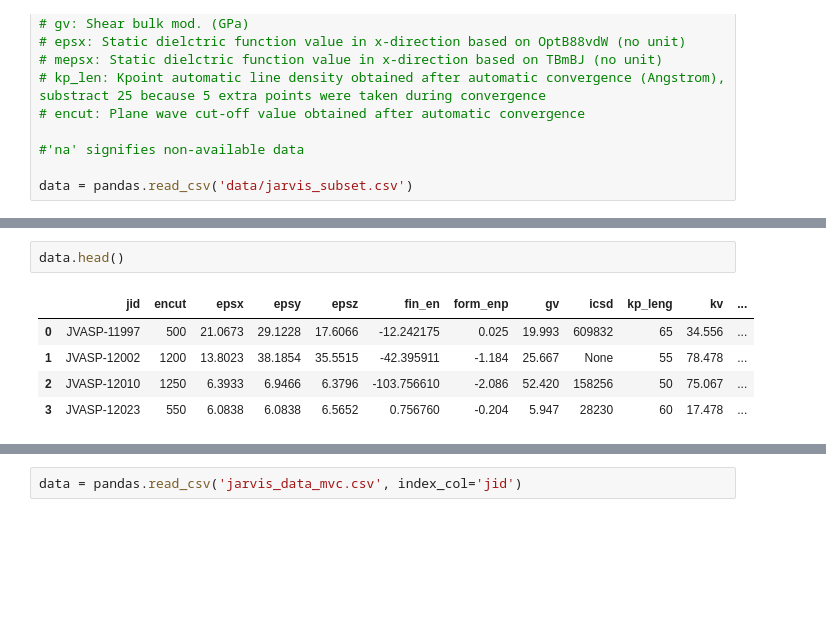
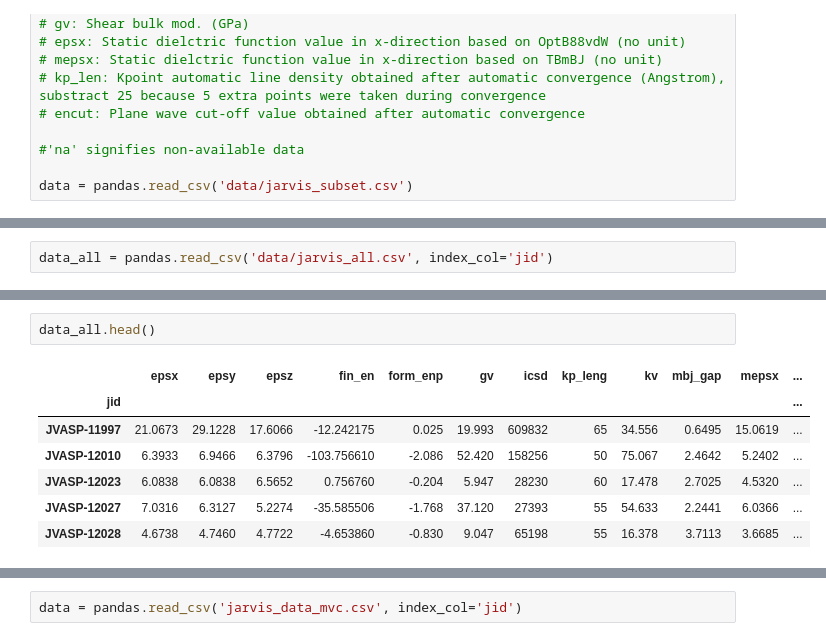
Before and after one commit to wd15/python-novice-gapminder-sciserver, a Jupyter notebook: python_gapminder_jarvis.ipynb, the cells around one changed output, grey strips where cells are left out. Saved outputs shown, nothing was run; the diff lists cells and outputs as text; blank space fills up the shorter version.

```diff
--- a/python_gapminder_jarvis.ipynb
+++ b/python_gapminder_jarvis.ipynb
@@ -133,0 +141,2 @@ max    53.187400  1.920200
+# %%
+data_all = pandas.read_csv('data/jarvis_all.csv', index_col='jid')
@@ -134,8 +162,10 @@ max    53.187400  1.920200
 # %%
-data.head()
+data_all.head()
 # %% [output]
-|  | jid | encut | epsx | epsy | epsz | fin_en | form_enp | gv | icsd | kp_leng | kv | ... |
-| 0 | JVASP-11997 | 500 | 21.0673 | 29.1228 | 17.6066 | -12.242175 | 0.025 | 19.993 | 609832 | 65 | 34.556 | ... |
-| 1 | JVASP-12002 | 1200 | 13.8023 | 38.1854 | 35.5515 | -42.395911 | -1.184 | 25.667 | None | 55 | 78.478 | ... |
-| 2 | JVASP-12010 | 1250 | 6.3933 | 6.9466 | 6.3796 | -103.756610 | -2.086 | 52.420 | 158256 | 50 | 75.067 | ... |
-| 3 | JVASP-12023 | 550 | 6.0838 | 6.0838 | 6.5652 | 0.756760 | -0.204 | 5.947 | 28230 | 60 | 17.478 | ... |
+|  | epsx | epsy | epsz | fin_en | form_enp | gv | icsd | kp_leng | kv | mbj_gap | mepsx | ... |
+| jid |  |  |  |  |  |  |  |  |  |  |  | ... |
+| JVASP-11997 | 21.0673 | 29.1228 | 17.6066 | -12.242175 | 0.025 | 19.993 | 609832 | 65 | 34.556 | 0.6495 | 15.0619 | ... |
+| JVASP-12010 | 6.3933 | 6.9466 | 6.3796 | -103.756610 | -2.086 | 52.420 | 158256 | 50 | 75.067 | 2.4642 | 5.2402 | ... |
+| JVASP-12023 | 6.0838 | 6.0838 | 6.5652 | 0.756760 | -0.204 | 5.947 | 28230 | 60 | 17.478 | 2.7025 | 4.5320 | ... |
+| JVASP-12027 | 7.0316 | 6.3127 | 5.2274 | -35.585506 | -1.768 | 37.120 | 27393 | 55 | 54.633 | 2.2441 | 6.0366 | ... |
+| JVASP-12028 | 4.6738 | 4.7460 | 4.7722 | -4.653860 | -0.830 | 9.047 | 65198 | 55 | 16.378 | 3.7113 | 3.6685 | ... |
```
Also changed, not shown: parts of 11 cells of this notebook, 1 other file.
